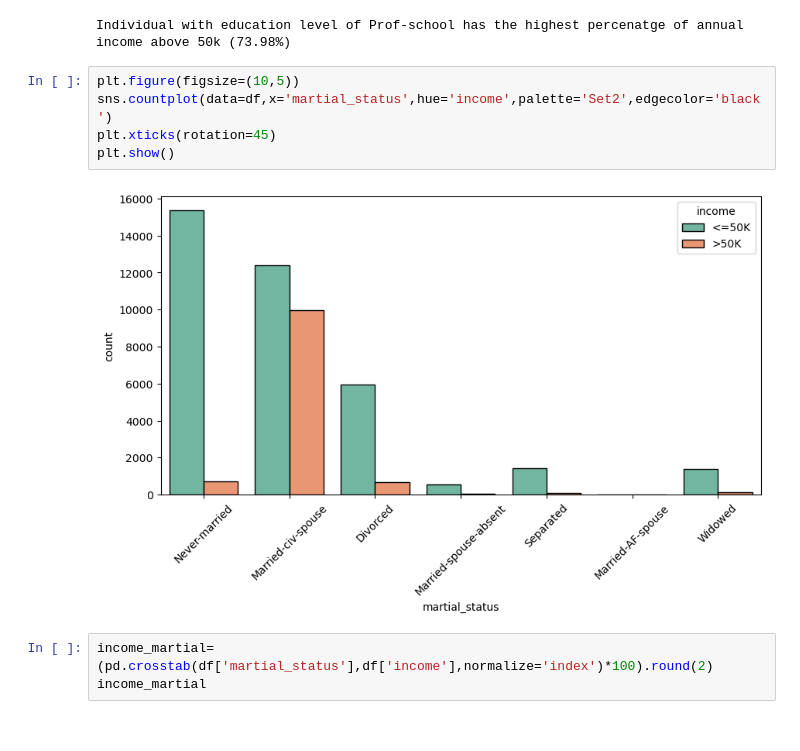
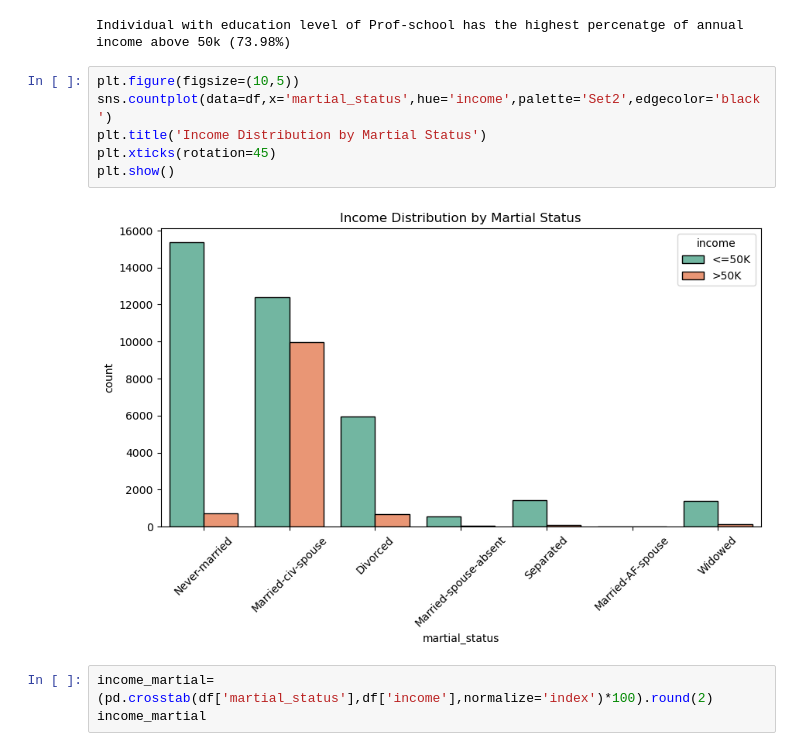
Before and after one commit to himashooo/Adult-Income, a Jupyter notebook: Adult Income.ipynb, the cells around one changed output. Drawn from its saved outputs; the diff is of its cells as text.

```diff
--- a/Adult Income.ipynb
+++ b/Adult Income.ipynb
@@ -398,10 +385,11 @@ Individual with education level of Prof-school has the highest percenatge of ann
 # %%
 plt.figure(figsize=(10,5))
 sns.countplot(data=df,x='martial_status',hue='income',palette='Set2',edgecolor='black')
+plt.title('Income Distribution by Martial Status')
 plt.xticks(rotation=45)
 plt.show()
 # %% [output]
-[figure, old version]
+[figure, new version]
 # %%
 income_martial=(pd.crosstab(df['martial_status'],df['income'],normalize='index')*100).round(2)
 income_martial
```
Also changed, not shown: parts of 32 cells of this notebook.
